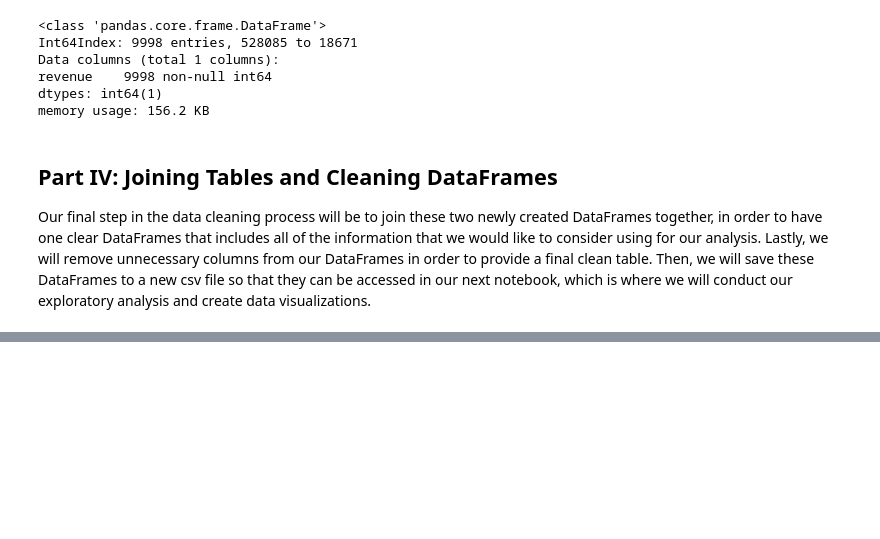
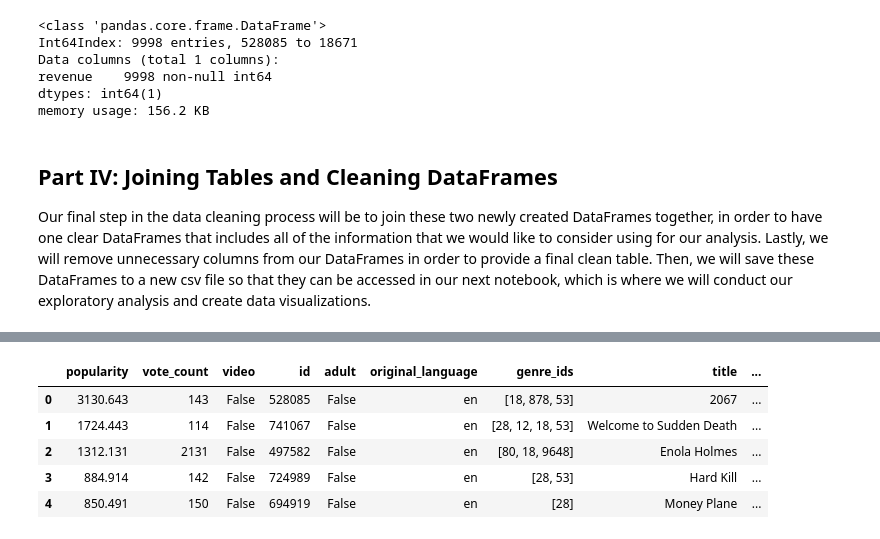
Before and after one commit to adinas94/Phase-1-Microsoft-Movies, a Jupyter notebook: Data Cleaning Notebook for project.ipynb, the cells around one changed output, grey strips where cells are left out. Drawn from its saved outputs; the diff is of its cells as text; code cells hidden in the pictures; blank space fills up the shorter version.

```diff
--- a/Data Cleaning Notebook for project.ipynb
+++ b/Data Cleaning Notebook for project.ipynb
@@ -319,4 +319,4 @@ total_df.head(2)
 # Drop poster path, backdrop path and overview as these columns contain text we will not use.
 # Drop original_title since we will use the "title" column as a reference instead.
 
-total_df.drop(['poster_path', 'backdrop_path', 'overview', 'original_title'], axis=1)
+total_df = total_df.drop(['poster_path', 'backdrop_path', 'overview', 'original_title'], axis=1)
@@ -337,3 +323,12 @@ total_df.drop(['poster_path', 'backdrop_path', 'overview', 'original_title'], ax
+# %%
+total_df.head()
+# %% [output]
+|  | popularity | vote_count | video | id | adult | original_language | genre_ids | title | ... |
+| 0 | 3130.643 | 143 | False | 528085 | False | en | [18, 878, 53] | 2067 | ... |
+| 1 | 1724.443 | 114 | False | 741067 | False | en | [28, 12, 18, 53] | Welcome to Sudden Death | ... |
+| 2 | 1312.131 | 2131 | False | 497582 | False | en | [80, 18, 9648] | Enola Holmes | ... |
+| 3 | 884.914 | 142 | False | 724989 | False | en | [28, 53] | Hard Kill | ... |
+| 4 | 850.491 | 150 | False | 694919 | False | en | [28] | Money Plane | ... |
 # %%
 # Save the new DataFrame to csv file
 total_df.to_csv('Moviesdata_revenue.csv')
```
Also changed, not shown: parts of 1 cell of this notebook, 1 other file.
